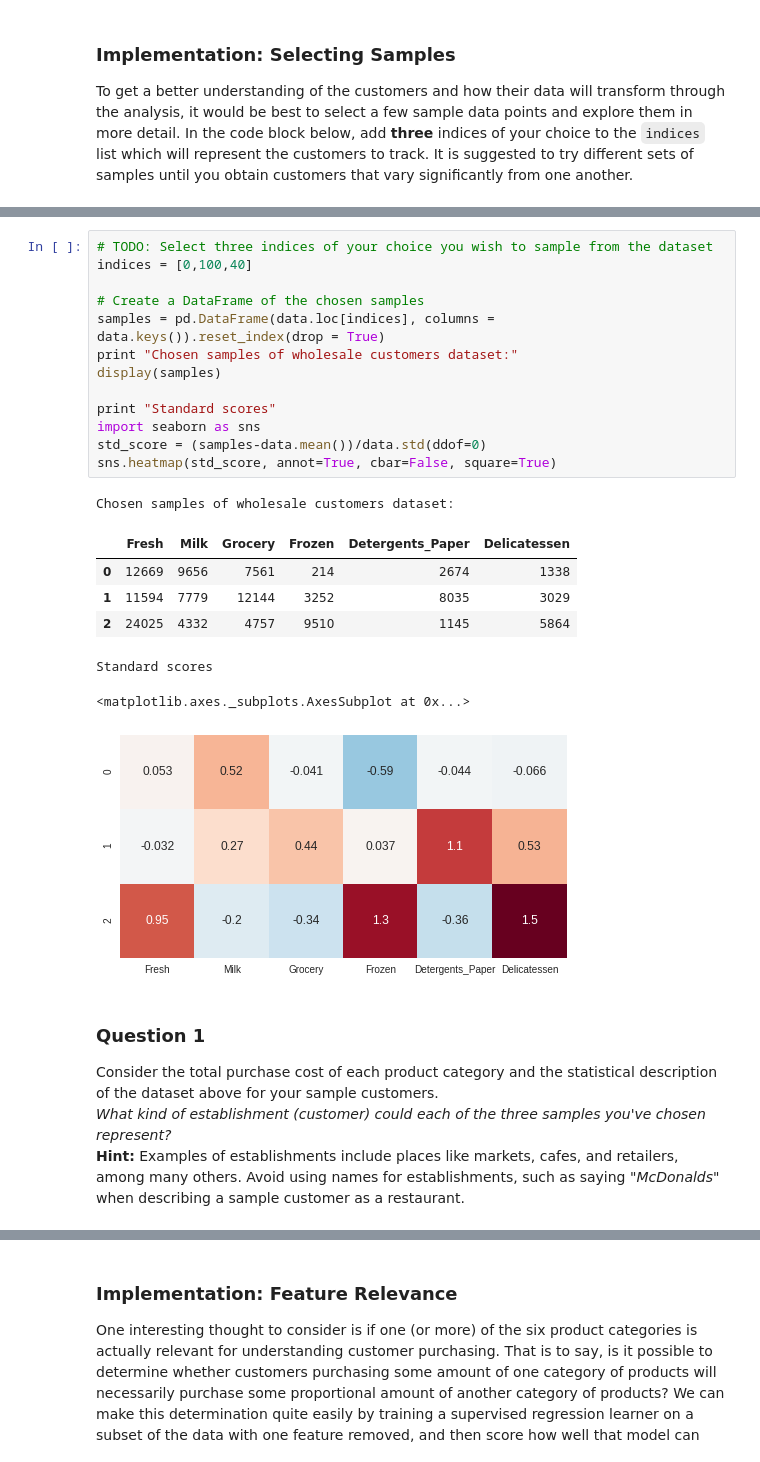
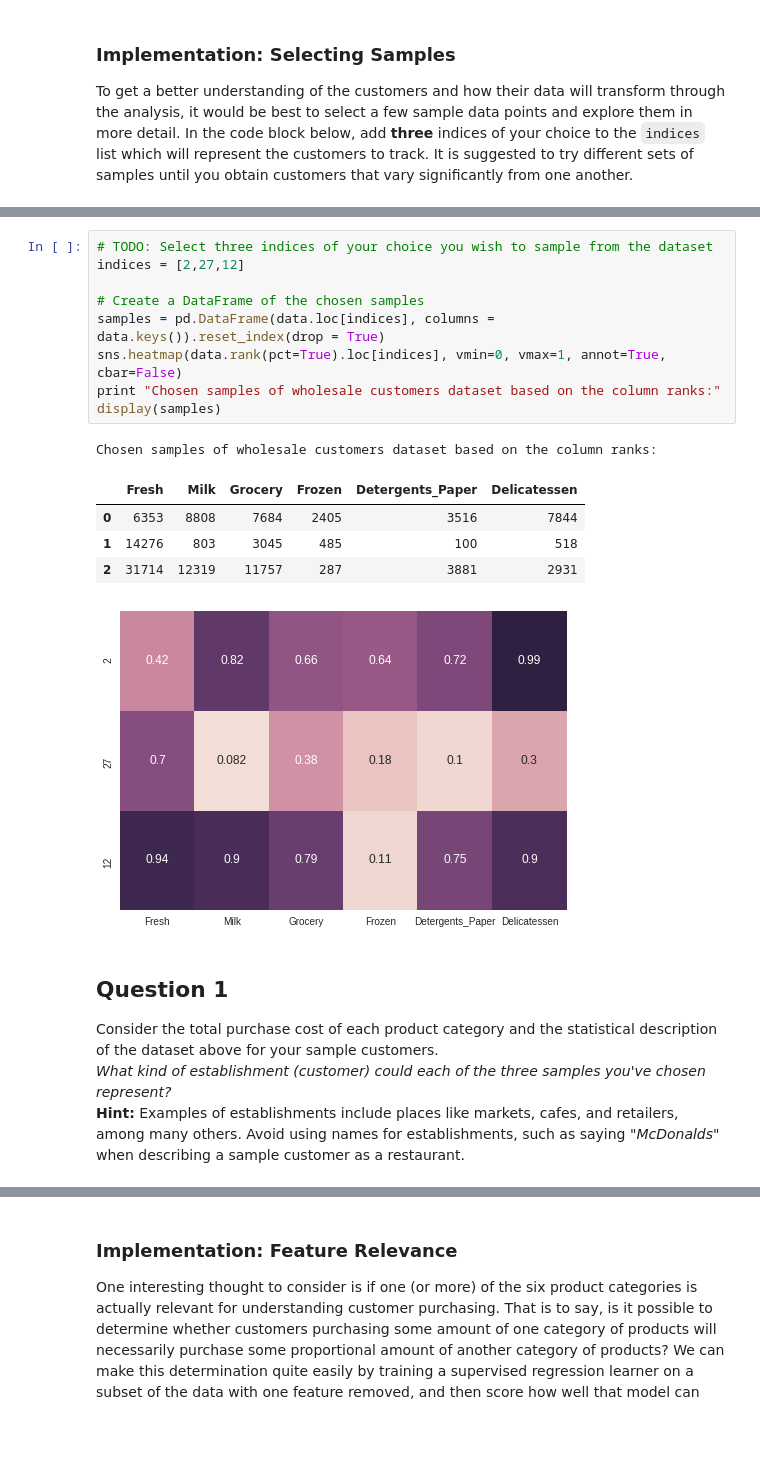
Before and after one commit to prosanes/machine-learning, a Jupyter notebook: projects/customer_segments/customer_segments.ipynb, the cells around one changed output, grey strips where cells are left out. Cells and saved outputs as stored; diff of their text form; blank space fills up the shorter version.

Commit message:
Third iteration on customer segment review

```diff
--- a/projects/customer_segments/customer_segments.ipynb
+++ b/projects/customer_segments/customer_segments.ipynb
@@ -61,27 +69,21 @@ To get a better understanding of the customers and how their data will transform
 # %%
 # TODO: Select three indices of your choice you wish to sample from the dataset
-indices = [0,100,40]
+indices = [2,27,12]
 
 # Create a DataFrame of the chosen samples
 samples = pd.DataFrame(data.loc[indices], columns = data.keys()).reset_index(drop = True)
-print "Chosen samples of wholesale customers dataset:"
+sns.heatmap(data.rank(pct=True).loc[indices], vmin=0, vmax=1, annot=True, cbar=False)
+print "Chosen samples of wholesale customers dataset based on the column ranks:"
 display(samples)
-
-print "Standard scores"
-import seaborn as sns
-std_score = (samples-data.mean())/data.std(ddof=0)
-sns.heatmap(std_score, annot=True, cbar=False, square=True)
 # %% [output]
-Chosen samples of wholesale customers dataset:
+Chosen samples of wholesale customers dataset based on the column ranks:
 |  | Fresh | Milk | Grocery | Frozen | Detergents_Paper | Delicatessen |
-| 0 | 12669 | 9656 | 7561 | 214 | 2674 | 1338 |
-| 1 | 11594 | 7779 | 12144 | 3252 | 8035 | 3029 |
-| 2 | 24025 | 4332 | 4757 | 9510 | 1145 | 5864 |
+| 0 | 6353 | 8808 | 7684 | 2405 | 3516 | 7844 |
+| 1 | 14276 | 803 | 3045 | 485 | 100 | 518 |
+| 2 | 31714 | 12319 | 11757 | 287 | 3881 | 2931 |
-Standard scores
-<matplotlib.axes._subplots.AxesSubplot at 0x...>
-[figure, old version]
+[figure, new version]
 # %% [markdown]
-### Question 1
+## Question 1
 Consider the total purchase cost of each product category and the statistical description of the dataset above for your sample customers.
 *What kind of establishment (customer) could each of the three samples you've chosen represent?*
 **Hint:** Examples of establishments include places like markets, cafes, and retailers, among many others. Avoid using names for establishments, such as saying *"McDonalds"* when describing a sample customer as a restaurant.
```
Also changed, not shown: parts of 29 cells of this notebook, 1 other file.
